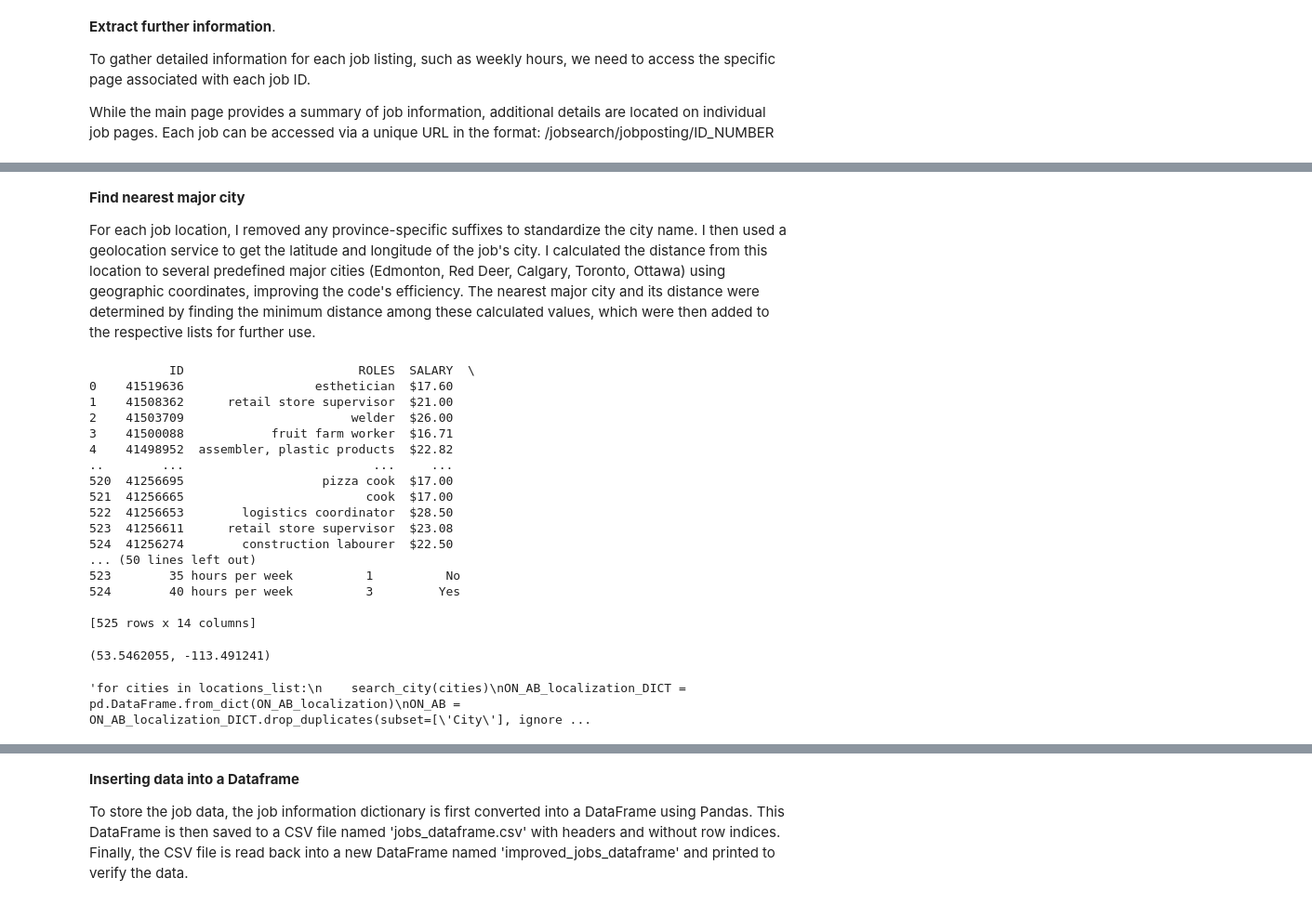
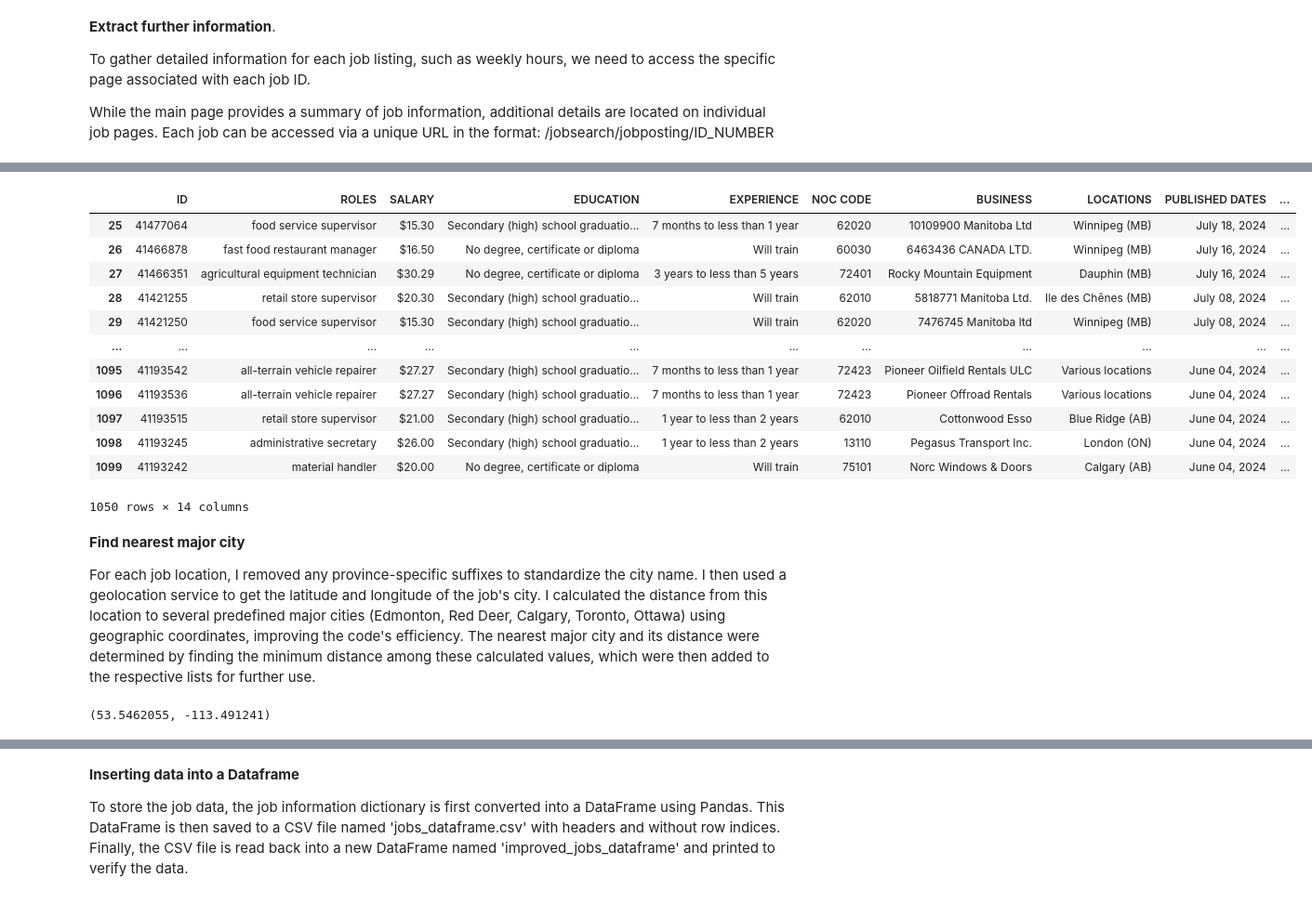
Before and after one commit to MorganaJS/JOBBANK-CANADA, a Jupyter notebook: JOBBANK-CANADA.ipynb, the cells around one changed output, grey strips where cells are left out. Shown at 93% size. Cells and saved outputs as stored; diff of their text form; code cells hidden in the pictures.

```diff
--- a/JOBBANK-CANADA.ipynb
+++ b/JOBBANK-CANADA.ipynb
@@ -438,4 +369,0 @@ Work permit: ['Yes', 'Yes', 'No', 'Yes', 'Yes', 'No', 'Yes', 'Yes', 'Yes', 'Yes'
-# %% [markdown]
-**Find nearest major city**
-
-For each job location, I removed any province-specific suffixes to standardize the city name. I then used a geolocation service to get the latitude and longitude of the job's city. I calculated the distance from this location to several predefined major cities (Edmonton, Red Deer, Calgary, Toronto, Ottawa) using geographic coordinates, improving the code's efficiency. The nearest major city and its distance were determined by finding the minimum distance among these calculated values, which were then added to the respective lists for further use.
@@ -442,28 +416,38 @@ For each job location, I removed any province-specific suffixes to standardize t
 # %%
-#jobs_dataframe=pd.DataFrame.from_dict(jobs)
-#print(jobs_dataframe)
+# Convert the dictionary with new jobs to a dataFrame
+new_jobs_dataframe = pd.DataFrame.from_dict(jobs)
+new_jobs_dataframe.to_csv('new_jobs_dataframe.csv', header=True, index=False)
 
-#jobs_dataframe.to_csv('jobs_dataframe.csv', header=True, index=False)
-read_jobs_dataframe=pd.read_csv('jobs_dataframe.csv')
-print(read_jobs_dataframe)
+# Read the dataframe with old jobs
+read_jobs_dataframe = pd.read_csv('jobs_dataframe.csv')
+
+# Concatenate new and old jobs
+df = pd.concat([new_jobs_dataframe, read_jobs_dataframe], ignore_index=True)
+# Drop duplicate rows
+df = df.drop_duplicates(keep=False)
+
+# Save the combined dataFrame
+df.to_csv('jobs_dataframe.csv', header=True, index=False)
-# %% [output]
-           ID                        ROLES  SALARY  \
-0    41519636                  esthetician  $17.60
-1    41508362      retail store supervisor  $21.00
-2    41503709                       welder  $26.00
-3    41500088            fruit farm worker  $16.71
-4    41498952  assembler, plastic products  $22.82
-..        ...                          ...     ...
-520  41256695                   pizza cook  $17.00
-521  41256665                         cook  $17.00
-522  41256653        logistics coordinator  $28.50
-523  41256611      retail store supervisor  $23.08
-524  41256274        construction labourer  $22.50
-... (50 lines left out)
-523        35 hours per week          1          No
-524        40 hours per week          3         Yes
-
-[525 rows x 14 columns]
+# %%
+df
+# %% [output]
+|  | ID | ROLES | SALARY | EDUCATION | EXPERIENCE | NOC CODE | BUSINESS | LOCATIONS | PUBLISHED DATES | ... |
+| 25 | 41477064 | food service supervisor | $15.30 | Secondary (high) school graduatio... | 7 months to less than 1 year | 62020 | 10109900 Manitoba Ltd | Winnipeg (MB) | July 18, 2024 | ... |
+| 26 | 41466878 | fast food restaurant manager | $16.50 | No degree, certificate or diploma | Will train | 60030 | 6463436 CANADA LTD. | Winnipeg (MB) | July 16, 2024 | ... |
+| 27 | 41466351 | agricultural equipment technician | $30.29 | No degree, certificate or diploma | 3 years to less than 5 years | 72401 | Rocky Mountain Equipment | Dauphin (MB) | July 16, 2024 | ... |
+| 28 | 41421255 | retail store supervisor | $20.30 | Secondary (high) school graduatio... | Will train | 62010 | 5818771 Manitoba Ltd. | Ile des Chênes (MB) | July 08, 2024 | ... |
+| 29 | 41421250 | food service supervisor | $15.30 | Secondary (high) school graduatio... | Will train | 62020 | 7476745 Manitoba ltd | Winnipeg (MB) | July 08, 2024 | ... |
+| ... | ... | ... | ... | ... | ... | ... | ... | ... | ... | ... |
+| 1095 | 41193542 | all-terrain vehicle repairer | $27.27 | Secondary (high) school graduatio... | 7 months to less than 1 year | 72423 | Pioneer Oilfield Rentals ULC | Various locations | June 04, 2024 | ... |
+| 1096 | 41193536 | all-terrain vehicle repairer | $27.27 | Secondary (high) school graduatio... | 7 months to less than 1 year | 72423 | Pioneer Offroad Rentals | Various locations | June 04, 2024 | ... |
+| 1097 | 41193515 | retail store supervisor | $21.00 | Secondary (high) school graduatio... | 1 year to less than 2 years | 62010 | Cottonwood Esso | Blue Ridge (AB) | June 04, 2024 | ... |
+| 1098 | 41193245 | administrative secretary | $26.00 | Secondary (high) school graduatio... | 1 year to less than 2 years | 13110 | Pegasus Transport Inc. | London (ON) | June 04, 2024 | ... |
+| 1099 | 41193242 | material handler | $20.00 | No degree, certificate or diploma | Will train | 75101 | Norc Windows & Doors | Calgary (AB) | June 04, 2024 | ... |
+1050 rows × 14 columns
+# %% [markdown]
+**Find nearest major city**
+
+For each job location, I removed any province-specific suffixes to standardize the city name. I then used a geolocation service to get the latitude and longitude of the job's city. I calculated the distance from this location to several predefined major cities (Edmonton, Red Deer, Calgary, Toronto, Ottawa) using geographic coordinates, improving the code's efficiency. The nearest major city and its distance were determined by finding the minimum distance among these calculated values, which were then added to the respective lists for further use.
 # %%
 #ON_AB_localization = {
 #    'State': [],
@@ -513,17 +497,15 @@ search_city('Edmonton (AB)')
 # %% [output]
 (53.5462055, -113.491241)
 # %%
-'''for cities in locations_list:
-    search_city(cities)
+#for cities in locations_list:
+#    search_city(cities)
+
 ON_AB_localization_DICT = pd.DataFrame.from_dict(ON_AB_localization)
 ON_AB = ON_AB_localization_DICT.drop_duplicates(subset=['City'], ignore_index=True)
 ON_AB = ON_AB.dropna()
 ON_AB.to_csv("ON_AB_localization.csv", header=True, index=False)
 
 ON_AB_localization_EXCEL=pd.read_csv("ON_AB_localization.csv")
-print(ON_AB_localization_EXCEL)'''
-# %% [output]
-'for cities in locations_list:\n    search_city(cities)\nON_AB_localization_DICT = pd.DataFrame.from_dict(ON_AB_localization)\nON_AB = ON_AB_localization_DICT.drop_duplicates(subset=[\'City\'], ignore ...
 # %%
 print(len(ON_AB_localization['State']))
 print(len(ON_AB_localization['City']))
```
Also changed, not shown: parts of 17 cells of this notebook.
